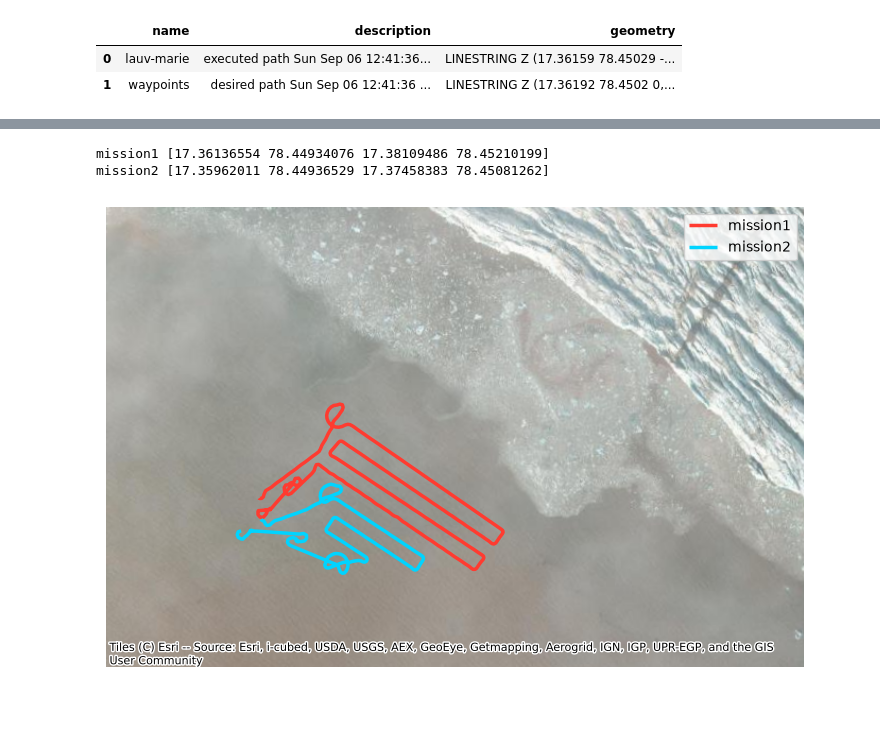
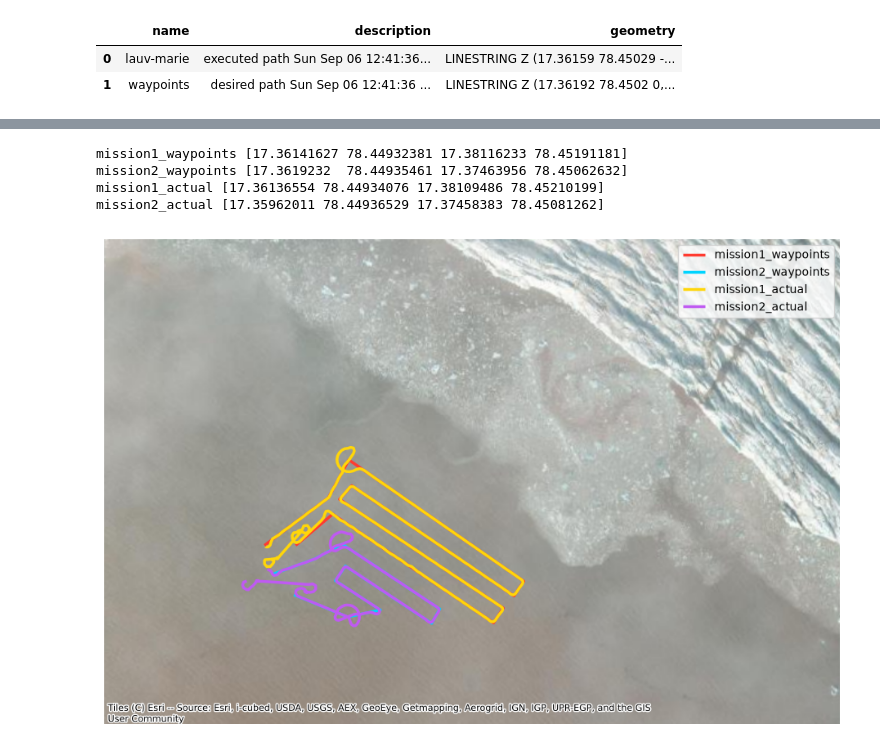
Before and after one commit to minimops/AT334_fieldwork_data_analysis, a Jupyter notebook: path_marie.ipynb, the cells around one changed output, grey strips where cells are left out. Cells and saved outputs as stored; diff of their text form; code cells hidden in the pictures; blank space fills up the shorter version.

```diff
--- a/path_marie.ipynb
+++ b/path_marie.ipynb
@@ -40,15 +47,19 @@ mission2 [17.3619232  78.44935461 17.37463956 78.45062632]
 # %%
 # executed paths
 actual_path_1 = select_path(paths_1, "lauv-marie")
 actual_path_2 = select_path(paths_2, "lauv-marie")
 
 # print(executed_path.to_crs("EPSG:4326").total_bounds)
 
-fig, ax = plot_mission_path({"mission1": actual_path_1, "mission2": actual_path_2},
+fig, ax = plot_mission_path(
+    paths={"mission1_waypoints": planned_path_1, "mission2_waypoints": planned_path_2,
+        "mission1_actual": actual_path_1, "mission2_actual": actual_path_2},
     output_file="data/output/marie_actual_path.png",
     bounds=(17.35, 78.448, 17.405, 78.455)
 )
 # %% [output]
-mission1 [17.36136554 78.44934076 17.38109486 78.45210199]
-mission2 [17.35962011 78.44936529 17.37458383 78.45081262]
+mission1_waypoints [17.36141627 78.44932381 17.38116233 78.45191181]
+mission2_waypoints [17.3619232  78.44935461 17.37463956 78.45062632]
+mission1_actual [17.36136554 78.44934076 17.38109486 78.45210199]
+mission2_actual [17.35962011 78.44936529 17.37458383 78.45081262]
-[figure, old version]
+[figure, new version]
```
Also changed, not shown: parts of 5 cells of this notebook, 3 other files.
